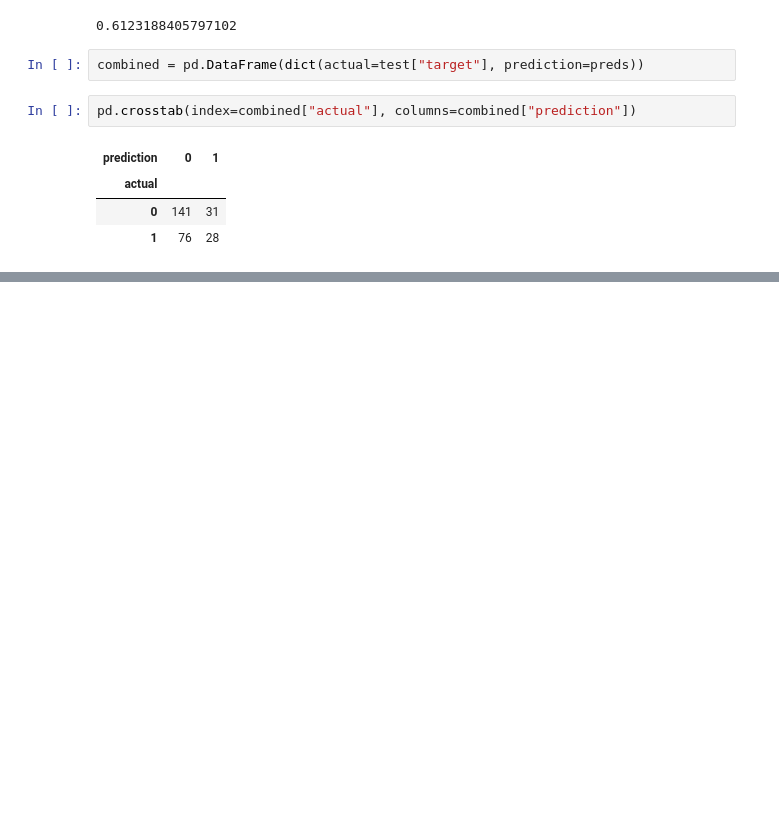
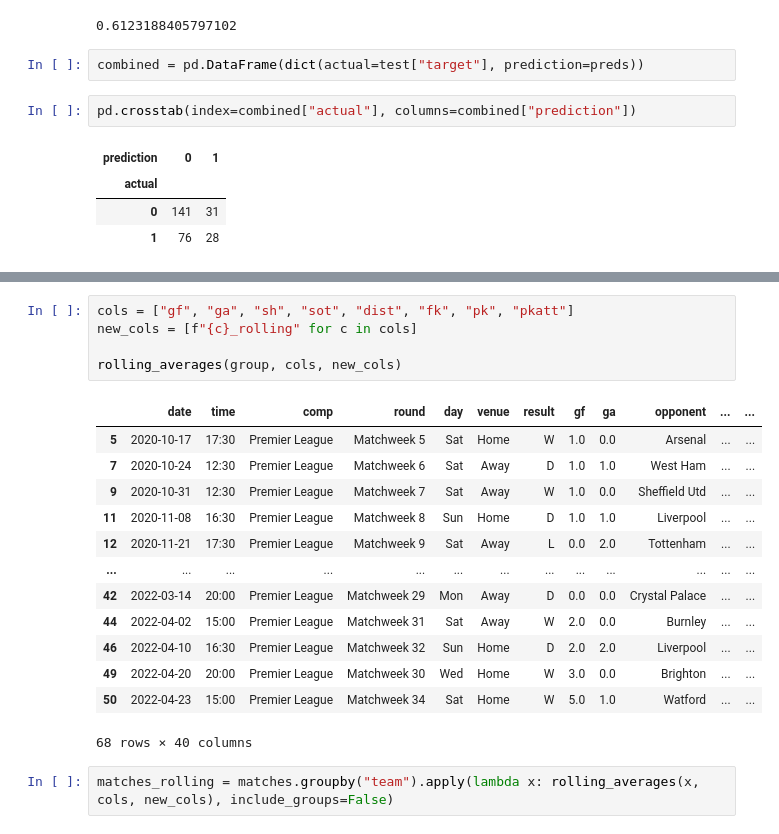
Before and after one commit to yashkhan42/soccer-match-predictor, a Jupyter notebook: prediction.ipynb, the cells around one changed output, grey strips where cells are left out. Drawn from its saved outputs; the diff is of its cells as text; blank space fills up the shorter version.

```diff
--- a/prediction.ipynb
+++ b/prediction.ipynb
@@ -184,0 +218,21 @@ pd.crosstab(index=combined["actual"], columns=combined["prediction"])
+# %%
+cols = ["gf", "ga", "sh", "sot", "dist", "fk", "pk", "pkatt"]
+new_cols = [f"{c}_rolling" for c in cols]
+
+rolling_averages(group, cols, new_cols)
+# %% [output]
+|  | date | time | comp | round | day | venue | result | gf | ga | opponent | ... | ... |
+| 5 | 2020-10-17 | 17:30 | Premier League | Matchweek 5 | Sat | Home | W | 1.0 | 0.0 | Arsenal | ... | ... |
+| 7 | 2020-10-24 | 12:30 | Premier League | Matchweek 6 | Sat | Away | D | 1.0 | 1.0 | West Ham | ... | ... |
+| 9 | 2020-10-31 | 12:30 | Premier League | Matchweek 7 | Sat | Away | W | 1.0 | 0.0 | Sheffield Utd | ... | ... |
+| 11 | 2020-11-08 | 16:30 | Premier League | Matchweek 8 | Sun | Home | D | 1.0 | 1.0 | Liverpool | ... | ... |
+| 12 | 2020-11-21 | 17:30 | Premier League | Matchweek 9 | Sat | Away | L | 0.0 | 2.0 | Tottenham | ... | ... |
+| ... | ... | ... | ... | ... | ... | ... | ... | ... | ... | ... | ... | ... |
+| 42 | 2022-03-14 | 20:00 | Premier League | Matchweek 29 | Mon | Away | D | 0.0 | 0.0 | Crystal Palace | ... | ... |
+| 44 | 2022-04-02 | 15:00 | Premier League | Matchweek 31 | Sat | Away | W | 2.0 | 0.0 | Burnley | ... | ... |
+| 46 | 2022-04-10 | 16:30 | Premier League | Matchweek 32 | Sun | Home | D | 2.0 | 2.0 | Liverpool | ... | ... |
+| 49 | 2022-04-20 | 20:00 | Premier League | Matchweek 30 | Wed | Home | W | 3.0 | 0.0 | Brighton | ... | ... |
+| 50 | 2022-04-23 | 15:00 | Premier League | Matchweek 34 | Sat | Home | W | 5.0 | 1.0 | Watford | ... | ... |
+68 rows × 40 columns
+# %%
+matches_rolling = matches.groupby("team").apply(lambda x: rolling_averages(x, cols, new_cols), include_groups=False)
```
Also changed, not shown: parts of 9 cells of this notebook.
